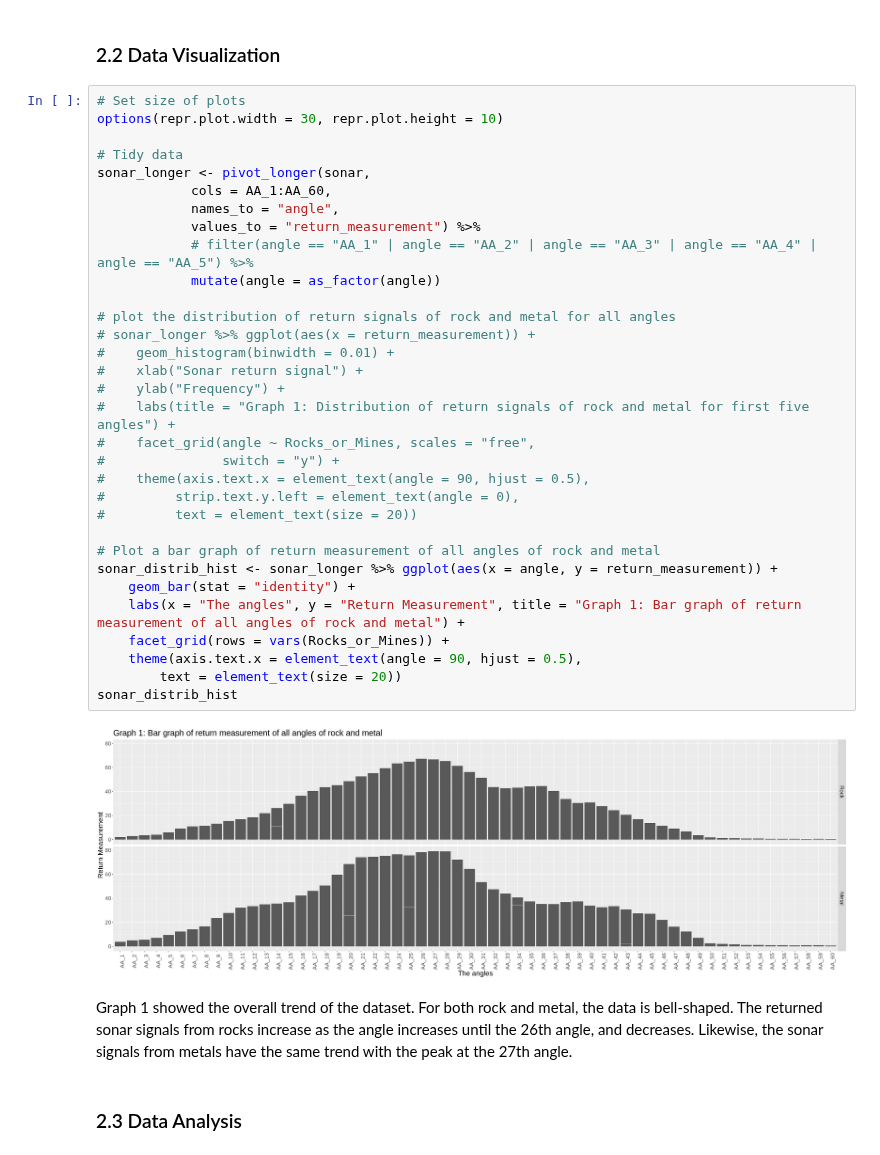
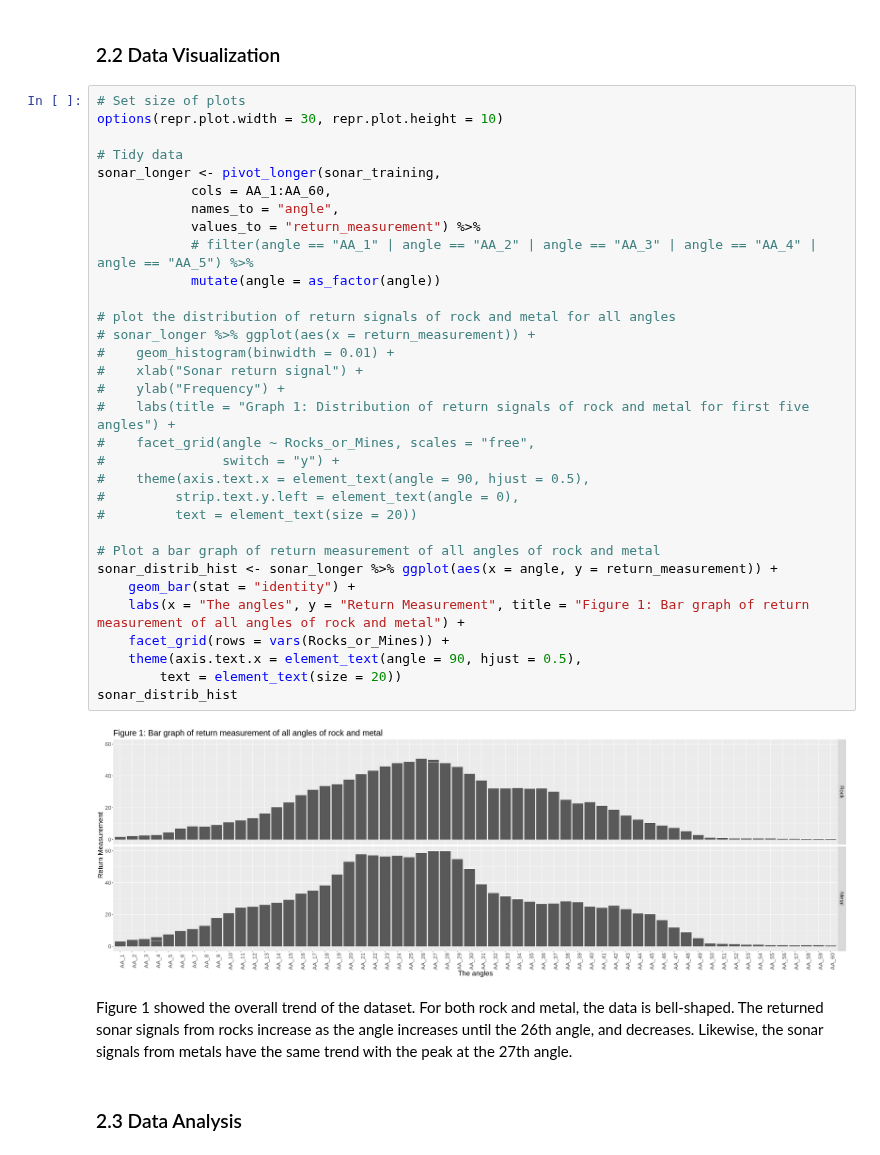
Before and after one commit to m2icocoa/group_project_team_6, a Jupyter notebook: proposal.ipynb, the cells around one changed output. Cells and saved outputs as stored; diff of their text form.

Commit message:
Rename graph to figure

```diff
--- a/proposal.ipynb
+++ b/proposal.ipynb
@@ -153,38 +154,38 @@ Therefore, in order to get more information about these variables, we created a
 # Set size of plots
 options(repr.plot.width = 30, repr.plot.height = 10)
 
 # Tidy data
-sonar_longer <- pivot_longer(sonar,
+sonar_longer <- pivot_longer(sonar_training,
             cols = AA_1:AA_60,
             names_to = "angle",
             values_to = "return_measurement") %>%
             # filter(angle == "AA_1" | angle == "AA_2" | angle == "AA_3" | angle == "AA_4" | angle == "AA_5") %>%
             mutate(angle = as_factor(angle))
 
 # plot the distribution of return signals of rock and metal for all angles
 # sonar_longer %>% ggplot(aes(x = return_measurement)) +
 #    geom_histogram(binwidth = 0.01) +
 #    xlab("Sonar return signal") +
 #    ylab("Frequency") +
 #    labs(title = "Graph 1: Distribution of return signals of rock and metal for first five angles") +
 #    facet_grid(angle ~ Rocks_or_Mines, scales = "free",
 #               switch = "y") +
 #    theme(axis.text.x = element_text(angle = 90, hjust = 0.5),
 #         strip.text.y.left = element_text(angle = 0),
 #         text = element_text(size = 20))
 
 # Plot a bar graph of return measurement of all angles of rock and metal
 sonar_distrib_hist <- sonar_longer %>% ggplot(aes(x = angle, y = return_measurement)) +
     geom_bar(stat = "identity") +
-    labs(x = "The angles", y = "Return Measurement", title = "Graph 1: Bar graph of return measurement of all angles of rock and metal") +
+    labs(x = "The angles", y = "Return Measurement", title = "Figure 1: Bar graph of return measurement of all angles of rock and metal") +
     facet_grid(rows = vars(Rocks_or_Mines)) +
     theme(axis.text.x = element_text(angle = 90, hjust = 0.5),
         text = element_text(size = 20))
 sonar_distrib_hist
 # %% [output]
-[figure, old version]
+[figure, new version]
 # %% [markdown]
-Graph 1 showed the overall trend of the dataset. For both rock and metal, the data is bell-shaped. The returned sonar signals from rocks increase as the angle increases until the 26th angle, and decreases. Likewise, the sonar signals from metals have the same trend with the peak at the 27th angle.
+Figure 1 showed the overall trend of the dataset. For both rock and metal, the data is bell-shaped. The returned sonar signals from rocks increase as the angle increases until the 26th angle, and decreases. Likewise, the sonar signals from metals have the same trend with the peak at the 27th angle.
 # %% [markdown]
 ### 2.3 Data Analysis
 # %% [markdown]
```
Also changed, not shown: parts of 6 cells of this notebook.
